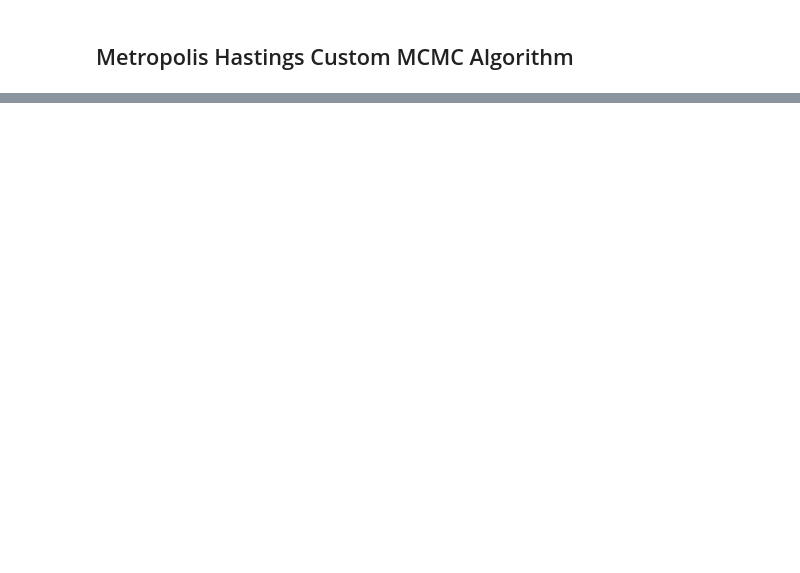
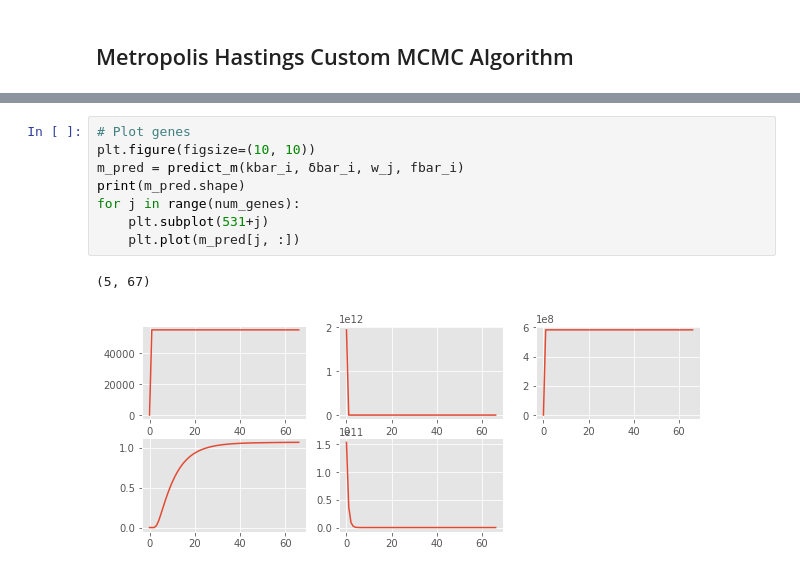
Before and after one commit to JCobbles/trangp, a Jupyter notebook: GRN Inference.ipynb, the cells around one changed output, grey strips where cells are left out. Cells and saved outputs as stored; diff of their text form; blank space fills up the shorter version.

```diff
--- a/GRN Inference.ipynb
+++ b/GRN Inference.ipynb
@@ -319,3 +387,14 @@ plt.figure()
+# %%
+# Plot genes
+plt.figure(figsize=(10, 10))
+m_pred = predict_m(kbar_i, δbar_i, w_j, fbar_i)
+print(m_pred.shape)
+for j in range(num_genes):
+    plt.subplot(531+j)
+    plt.plot(m_pred[j, :])
+# %% [output]
+(5, 67)
+[figure, added]
 # %%
 plt.figure(figsize=(7, 5))
 plt.title('Noise variances')
```
Also changed, not shown: parts of 9 cells of this notebook.
